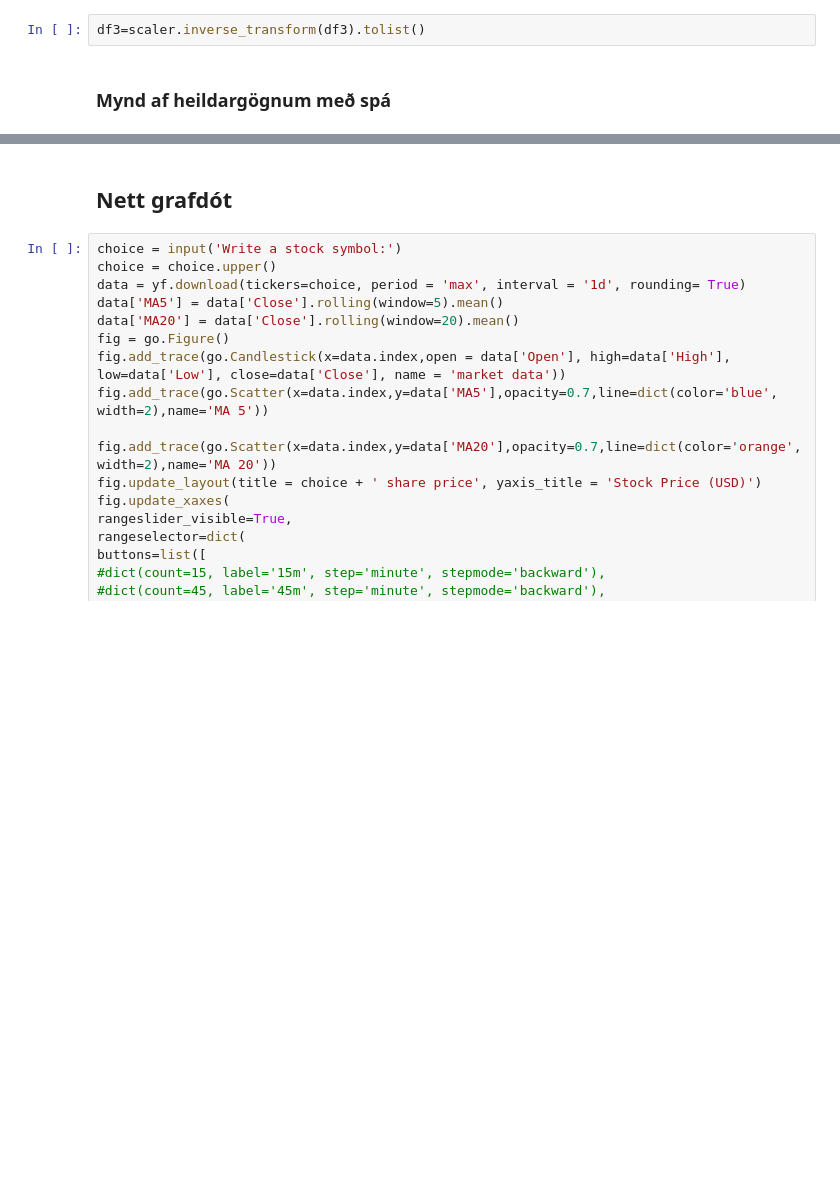
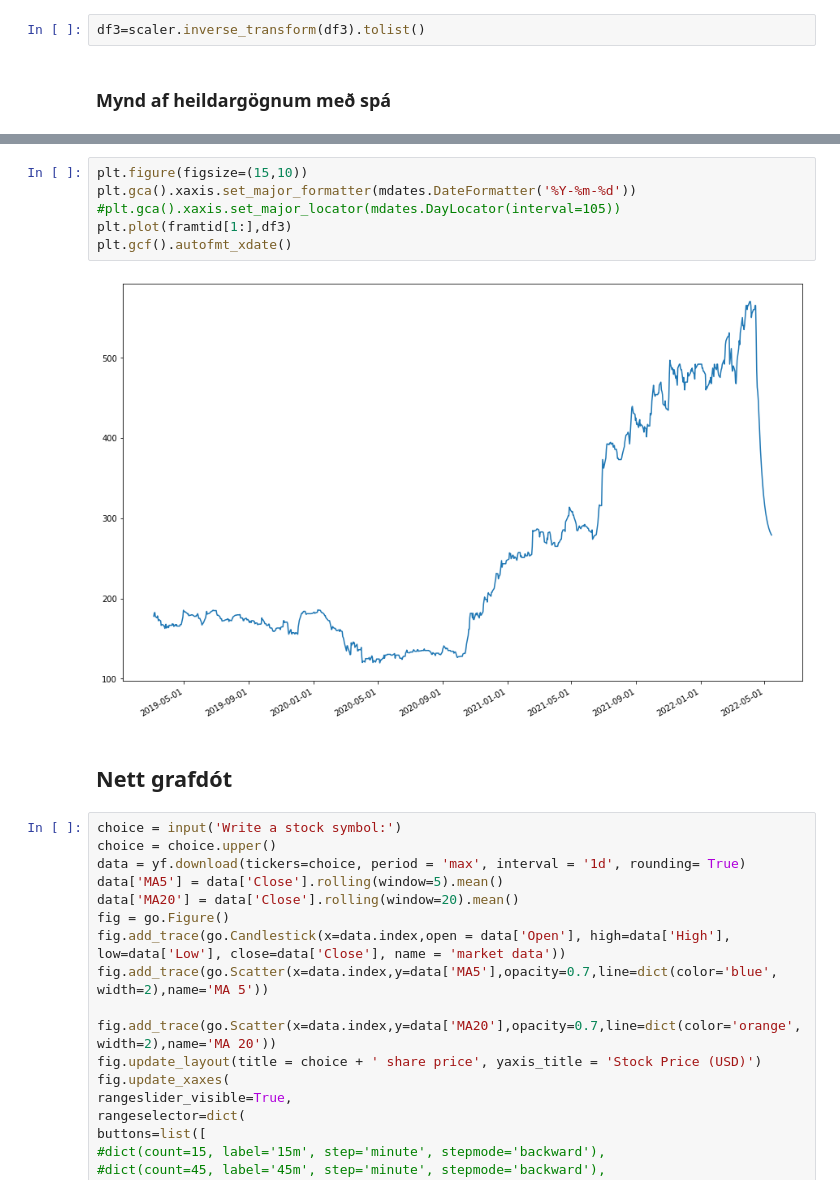
Before and after one commit to Orri050/Lokaverkefni, a Jupyter notebook: Lokaverkefni.ipynb, the cells around one changed output, grey strips where cells are left out. Drawn from its saved outputs; the diff is of its cells as text; blank space fills up the shorter version.

```diff
--- a/Lokaverkefni.ipynb
+++ b/Lokaverkefni.ipynb
@@ -882,3 +899,11 @@ plt.gcf().autofmt_xdate()
+# %%
+plt.figure(figsize=(15,10))
+plt.gca().xaxis.set_major_formatter(mdates.DateFormatter('%Y-%m-%d'))
+#plt.gca().xaxis.set_major_locator(mdates.DayLocator(interval=105))
+plt.plot(framtid[1:],df3)
+plt.gcf().autofmt_xdate()
+# %% [output]
+[figure, added]
 # %% [markdown]
 ## Nett grafdót
 # %%
```
Also changed, not shown: parts of 42 cells of this notebook.
